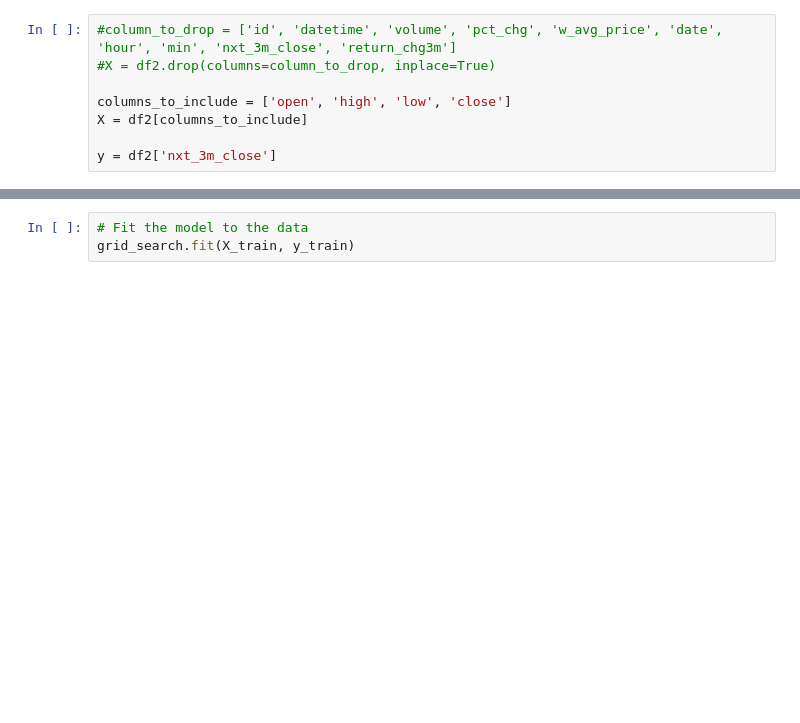
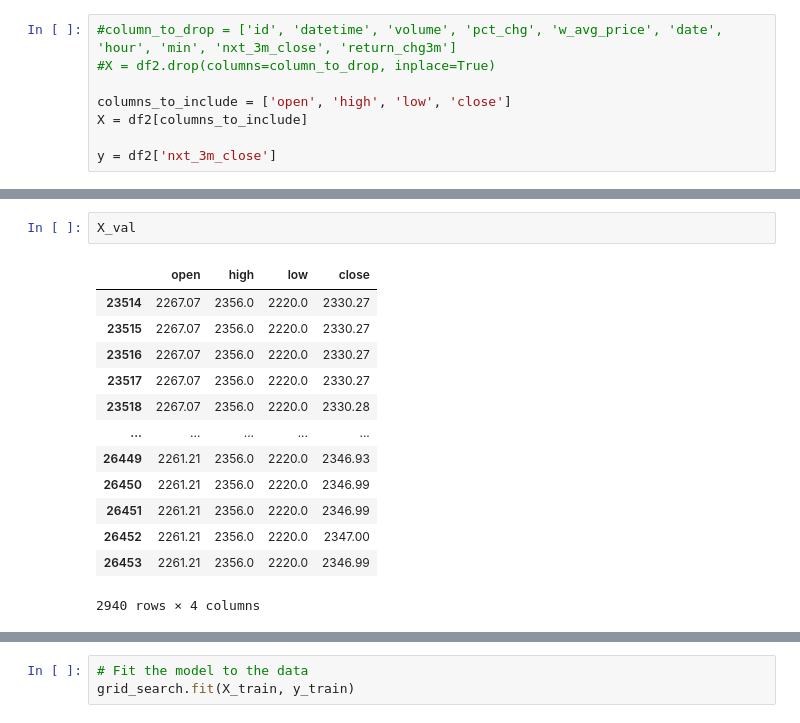
Before and after one commit to eatrabyo/dads-6005-crypto-forecast, a Jupyter notebook: Random_forest.ipynb, the cells around one changed output, grey strips where cells are left out. Cells and saved outputs as stored; diff of their text form; blank space fills up the shorter version.

```diff
--- a/Random_forest.ipynb
+++ b/Random_forest.ipynb
@@ -162,3 +205,19 @@ X_test
+# %%
+X_val
+# %% [output]
+|  | open | high | low | close |
+| 23514 | 2267.07 | 2356.0 | 2220.0 | 2330.27 |
+| 23515 | 2267.07 | 2356.0 | 2220.0 | 2330.27 |
+| 23516 | 2267.07 | 2356.0 | 2220.0 | 2330.27 |
+| 23517 | 2267.07 | 2356.0 | 2220.0 | 2330.27 |
+| 23518 | 2267.07 | 2356.0 | 2220.0 | 2330.28 |
+| ... | ... | ... | ... | ... |
+| 26449 | 2261.21 | 2356.0 | 2220.0 | 2346.93 |
+| 26450 | 2261.21 | 2356.0 | 2220.0 | 2346.99 |
+| 26451 | 2261.21 | 2356.0 | 2220.0 | 2346.99 |
+| 26452 | 2261.21 | 2356.0 | 2220.0 | 2347.00 |
+| 26453 | 2261.21 | 2356.0 | 2220.0 | 2346.99 |
+2940 rows × 4 columns
 # %%
 y_train
 # %% [output]
```
Also changed, not shown: parts of 37 cells of this notebook.
